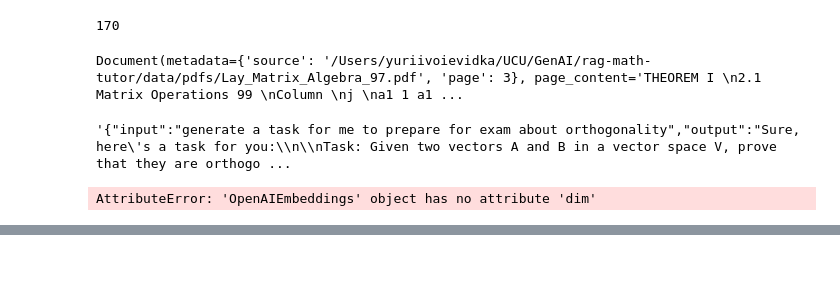
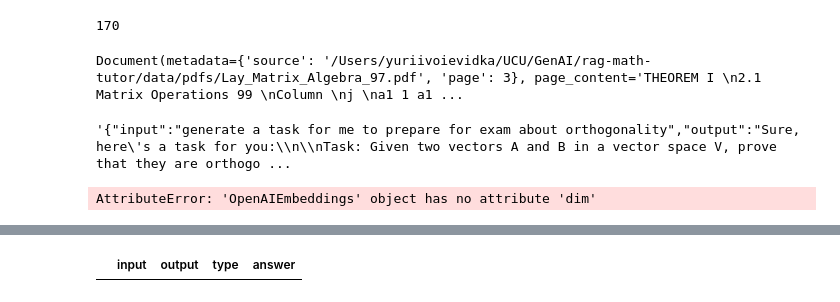
Before and after one commit to yvoievid/rag-math-tutor, a Jupyter notebook: api/src/agents/test.ipynb, the cells around one changed output, grey strips where cells are left out. Drawn from its saved outputs; the diff is of its cells as text; code cells hidden in the pictures; blank space fills up the shorter version.

```diff
--- a/api/src/agents/test.ipynb
+++ b/api/src/agents/test.ipynb
@@ -139,0 +138,4 @@ ValueError: numpy.dtype size changed, may indicate binary incompatibility. Expec
+# %%
+tutor_eval_dataset.head()
+# %% [output]
+|  | input | output | type | answer |
```
Also changed, not shown: parts of 9 cells of this notebook, 9 other files.
